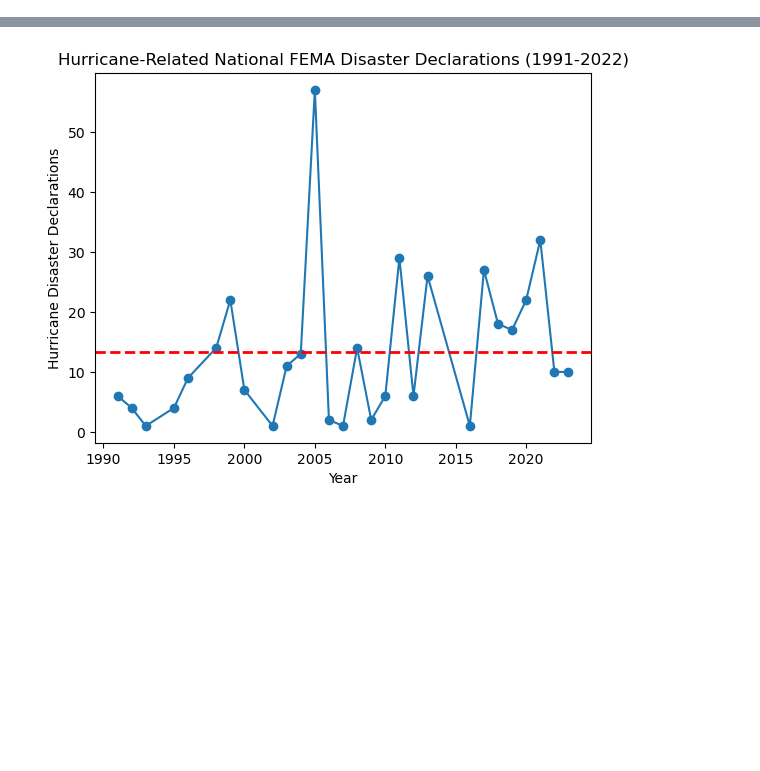
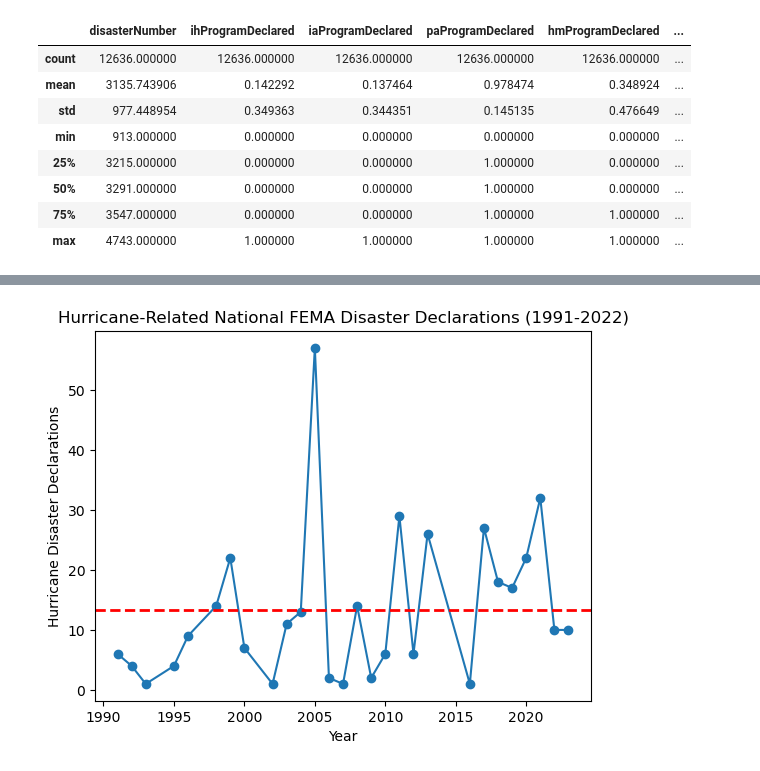
Before and after one commit to STWoodbury/TeamAwesome, a Jupyter notebook: FEMA Analysis.ipynb, the cells around one changed output, grey strips where cells are left out. Saved outputs shown, nothing was run; the diff lists cells and outputs as text; code cells hidden in the pictures; blank space fills up the shorter version.

```diff
--- a/FEMA Analysis.ipynb
+++ b/FEMA Analysis.ipynb
@@ -12,6 +12,18 @@ femadata = femadata[femadata['incidentType'] == "Hurricane"]
 # %%
 #filter to years equal or greater than 1991
 femadata = femadata[femadata['fyDeclared'] >= 1991]
+# %%
+femadata.describe()
+# %% [output]
+|  | disasterNumber | ihProgramDeclared | iaProgramDeclared | paProgramDeclared | hmProgramDeclared | ... |
+| count | 12636.000000 | 12636.000000 | 12636.000000 | 12636.000000 | 12636.000000 | ... |
+| mean | 3135.743906 | 0.142292 | 0.137464 | 0.978474 | 0.348924 | ... |
+| std | 977.448954 | 0.349363 | 0.344351 | 0.145135 | 0.476649 | ... |
+| min | 913.000000 | 0.000000 | 0.000000 | 0.000000 | 0.000000 | ... |
+| 25% | 3215.000000 | 0.000000 | 0.000000 | 1.000000 | 0.000000 | ... |
+| 50% | 3291.000000 | 0.000000 | 0.000000 | 1.000000 | 0.000000 | ... |
+| 75% | 3547.000000 | 0.000000 | 0.000000 | 1.000000 | 1.000000 | ... |
+| max | 4743.000000 | 1.000000 | 1.000000 | 1.000000 | 1.000000 | ... |
 # %%
 #get unique storms which triggered a disaster declaration for each year
 disasterdeclarations = pd.DataFrame(femadata.groupby(['fyDeclared'])['disasterNumber'].nunique())
```
Also changed, not shown: parts of 2 cells of this notebook, 5 other files.
